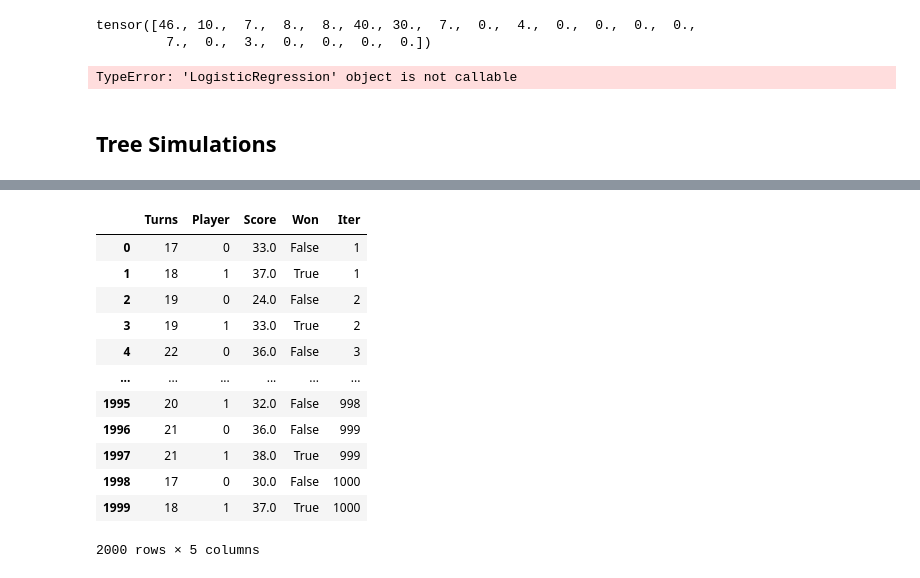
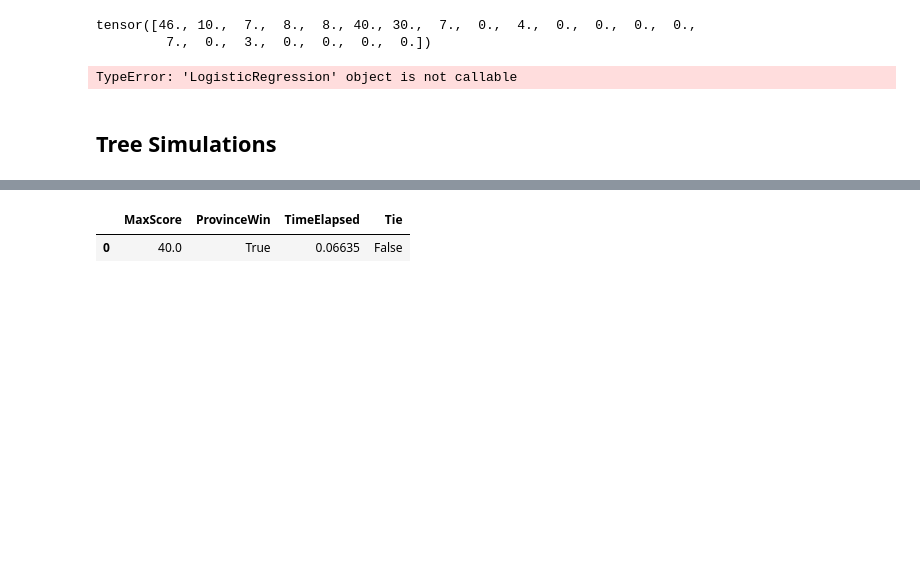
Before and after one commit to SpecificGenerality/PyDominion, a Jupyter notebook: notebooks/simulations.ipynb, the cells around one changed output, grey strips where cells are left out. Cells and saved outputs as stored; diff of their text form; code cells hidden in the pictures; blank space fills up the shorter version.

```diff
--- a/notebooks/simulations.ipynb
+++ b/notebooks/simulations.ipynb
@@ -144,19 +144,8 @@ BUY:Player 1, Turn 18: Province
 # %%
-sim_data.player_df
+sim_data.game_df
 # %% [output]
-|  | Turns | Player | Score | Won | Iter |
-| 0 | 17 | 0 | 33.0 | False | 1 |
-| 1 | 18 | 1 | 37.0 | True | 1 |
-| 2 | 19 | 0 | 24.0 | False | 2 |
-| 3 | 19 | 1 | 33.0 | True | 2 |
-| 4 | 22 | 0 | 36.0 | False | 3 |
-| ... | ... | ... | ... | ... | ... |
-| 1995 | 20 | 1 | 32.0 | False | 998 |
-| 1996 | 21 | 0 | 36.0 | False | 999 |
-| 1997 | 21 | 1 | 38.0 | True | 999 |
-| 1998 | 17 | 0 | 30.0 | False | 1000 |
-| 1999 | 18 | 1 | 37.0 | True | 1000 |
+|  | MaxScore | ProvinceWin | TimeElapsed | Tie |
+| 0 | 40.0 | True | 0.06635 | False |
-2000 rows × 5 columns
 # %%
 data_dir = os.path.join(project_root, 'data')
 data_name ='uct-uct-10k-scores'
```
Also changed, not shown: parts of 3 cells of this notebook, 1 other file.
